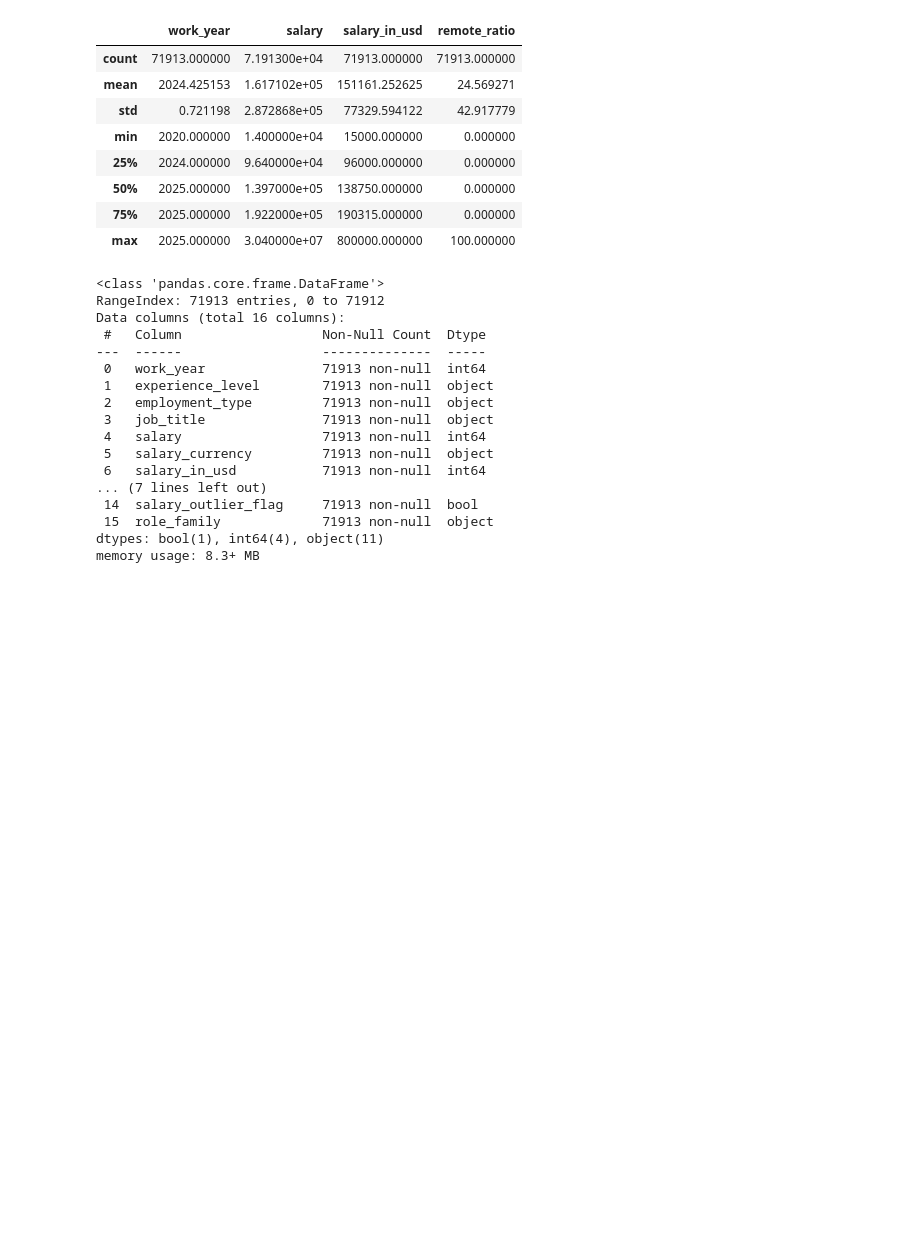
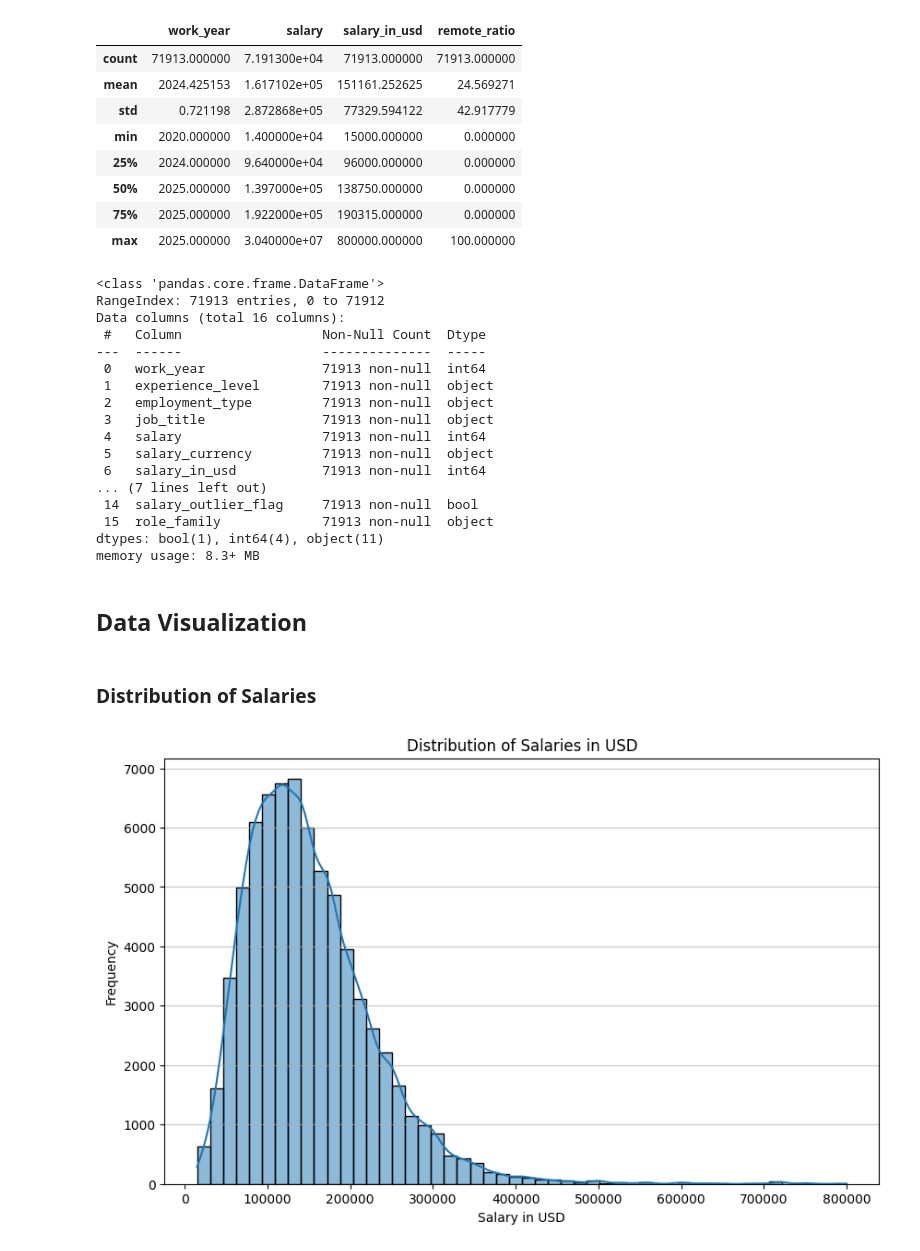
Before and after one commit to kxrrym03/AI-Impact-on-Job-Salaries, a Jupyter notebook: AI_vs_Job_Salaries.ipynb, the cells around one changed output. Saved outputs shown, nothing was run; the diff lists cells and outputs as text; code cells hidden in the pictures; blank space fills up the shorter version.

```diff
--- a/AI_vs_Job_Salaries.ipynb
+++ b/AI_vs_Job_Salaries.ipynb
@@ -117,3 +117,17 @@ Data columns (total 16 columns):
  15  role_family             71913 non-null  object
 dtypes: bool(1), int64(4), object(11)
 memory usage: 8.3+ MB
+# %% [markdown]
+## Data Visualization
+# %% [markdown]
+### Distribution of Salaries
+# %%
+plt.figure(figsize=(10, 6))
+sns.histplot(df['salary_in_usd'], bins=50, kde=True)
+plt.title('Distribution of Salaries in USD')
+plt.xlabel('Salary in USD')
+plt.ylabel('Frequency')
+plt.grid(axis='y', alpha=0.75)
+plt.show()
+# %% [output]
+[figure, added]
```
Also changed, not shown: parts of 9 cells of this notebook.
